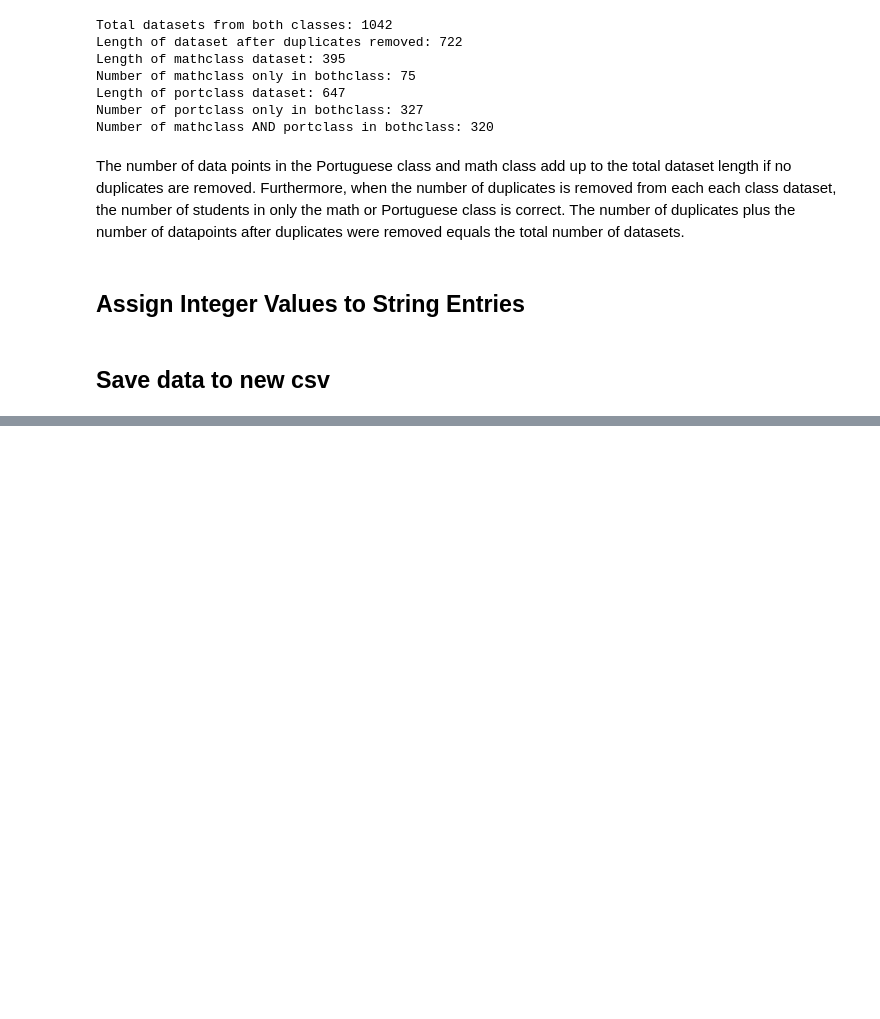
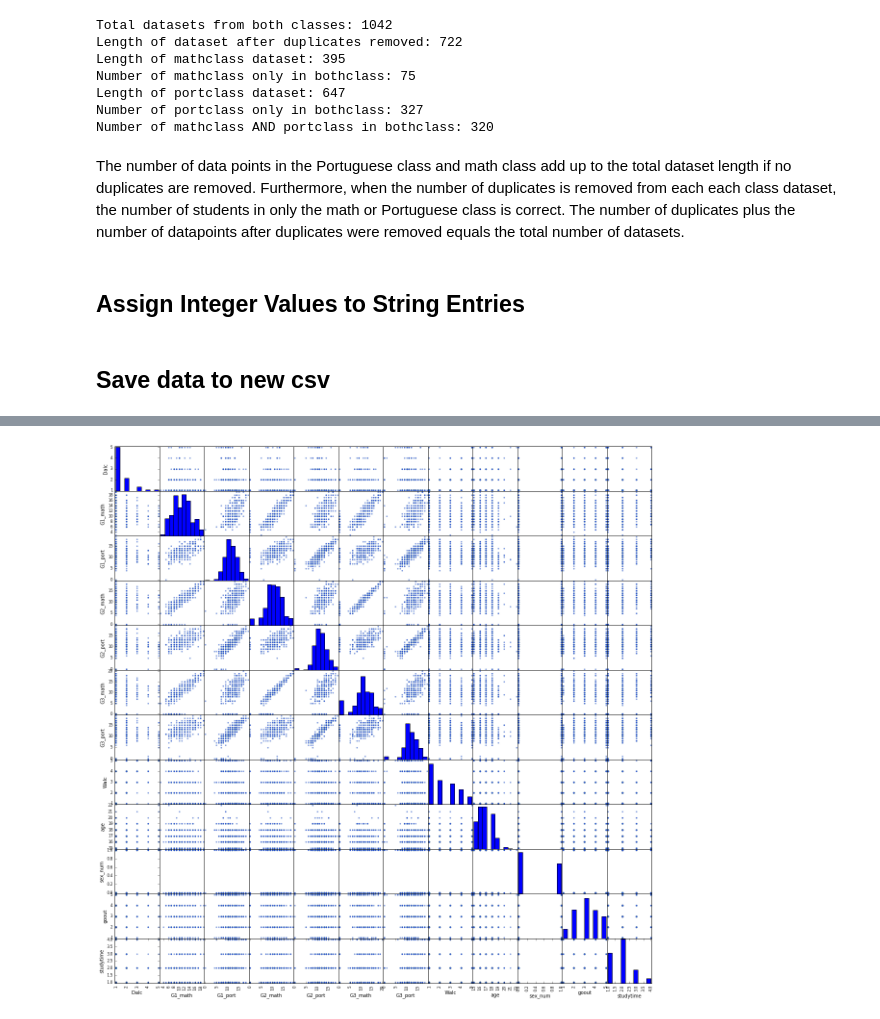
Before and after one commit to fagan2888/DataSci_Final_Project, a Jupyter notebook: Milestone/Milestone.ipynb, the cells around one changed output, grey strips where cells are left out. Drawn from its saved outputs; the diff is of its cells as text; code cells hidden in the pictures; blank space fills up the shorter version.

```diff
--- a/Milestone/Milestone.ipynb
+++ b/Milestone/Milestone.ipynb
@@ -242,0 +401,10 @@ bothclass.to_csv('CleanData.csv', sep=',', na_rep=np.nan)
+# %%
+#looking for correlations
+scatter_columns = ['Dalc', 'G1_math', 'G1_port', 'G2_math','G2_port', 'G3_math',
+                  'G3_port', 'Walc','age', 'sex_num','goout','studytime']
+
+pd.scatter_matrix(
+    Cleaned_data[scatter_columns],
+    figsize=(20, 20), diagonal='hist', color="#4682B4");
+# %% [output]
+[figure, added]
```
Also changed, not shown: parts of 26 cells of this notebook.
